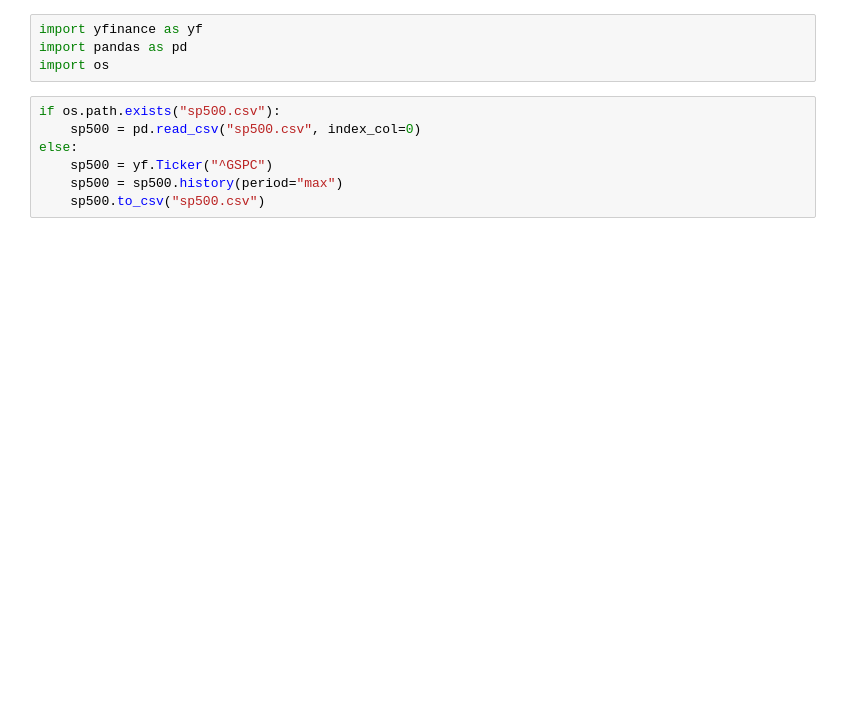
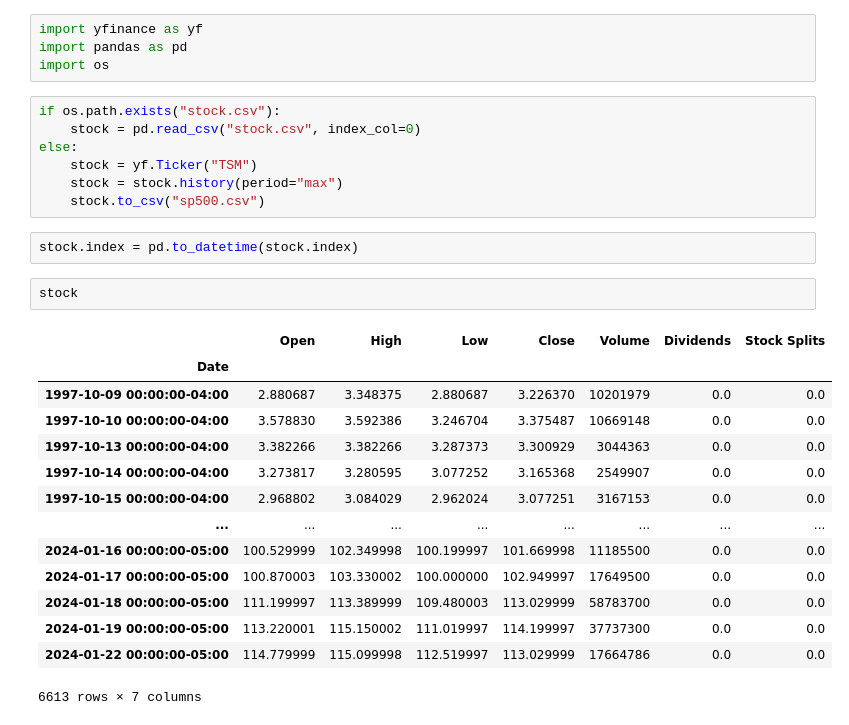
Before and after one commit to CARRIEE-WU/AIProject, a Jupyter notebook: AIproject.ipynb, the cells around one changed output. Cells and saved outputs as stored; diff of their text form; blank space fills up the shorter version.

```diff
--- a/AIproject.ipynb
+++ b/AIproject.ipynb
@@ -15,9 +15,28 @@ import yfinance as yf
 import pandas as pd
 import os
 # %%
-if os.path.exists("sp500.csv"):
-    sp500 = pd.read_csv("sp500.csv", index_col=0)
+if os.path.exists("stock.csv"):
+    stock = pd.read_csv("stock.csv", index_col=0)
 else:
-    sp500 = yf.Ticker("^GSPC")
-    sp500 = sp500.history(period="max")
-    sp500.to_csv("sp500.csv")
+    stock = yf.Ticker("TSM")
+    stock = stock.history(period="max")
+    stock.to_csv("sp500.csv")
+# %%
+stock.index = pd.to_datetime(stock.index)
+# %%
+stock
+# %% [output]
+|  | Open | High | Low | Close | Volume | Dividends | Stock Splits |
+| Date |  |  |  |  |  |  |  |
+| 1997-10-09 00:00:00-04:00 | 2.880687 | 3.348375 | 2.880687 | 3.226370 | 10201979 | 0.0 | 0.0 |
+| 1997-10-10 00:00:00-04:00 | 3.578830 | 3.592386 | 3.246704 | 3.375487 | 10669148 | 0.0 | 0.0 |
+| 1997-10-13 00:00:00-04:00 | 3.382266 | 3.382266 | 3.287373 | 3.300929 | 3044363 | 0.0 | 0.0 |
+| 1997-10-14 00:00:00-04:00 | 3.273817 | 3.280595 | 3.077252 | 3.165368 | 2549907 | 0.0 | 0.0 |
+| 1997-10-15 00:00:00-04:00 | 2.968802 | 3.084029 | 2.962024 | 3.077251 | 3167153 | 0.0 | 0.0 |
+| ... | ... | ... | ... | ... | ... | ... | ... |
+| 2024-01-16 00:00:00-05:00 | 100.529999 | 102.349998 | 100.199997 | 101.669998 | 11185500 | 0.0 | 0.0 |
+| 2024-01-17 00:00:00-05:00 | 100.870003 | 103.330002 | 100.000000 | 102.949997 | 17649500 | 0.0 | 0.0 |
+| 2024-01-18 00:00:00-05:00 | 111.199997 | 113.389999 | 109.480003 | 113.029999 | 58783700 | 0.0 | 0.0 |
+| 2024-01-19 00:00:00-05:00 | 113.220001 | 115.150002 | 111.019997 | 114.199997 | 37737300 | 0.0 | 0.0 |
+| 2024-01-22 00:00:00-05:00 | 114.779999 | 115.099998 | 112.519997 | 113.029999 | 17664786 | 0.0 | 0.0 |
+6613 rows × 7 columns
```
Also changed, not shown: parts of 24 cells of this notebook.
